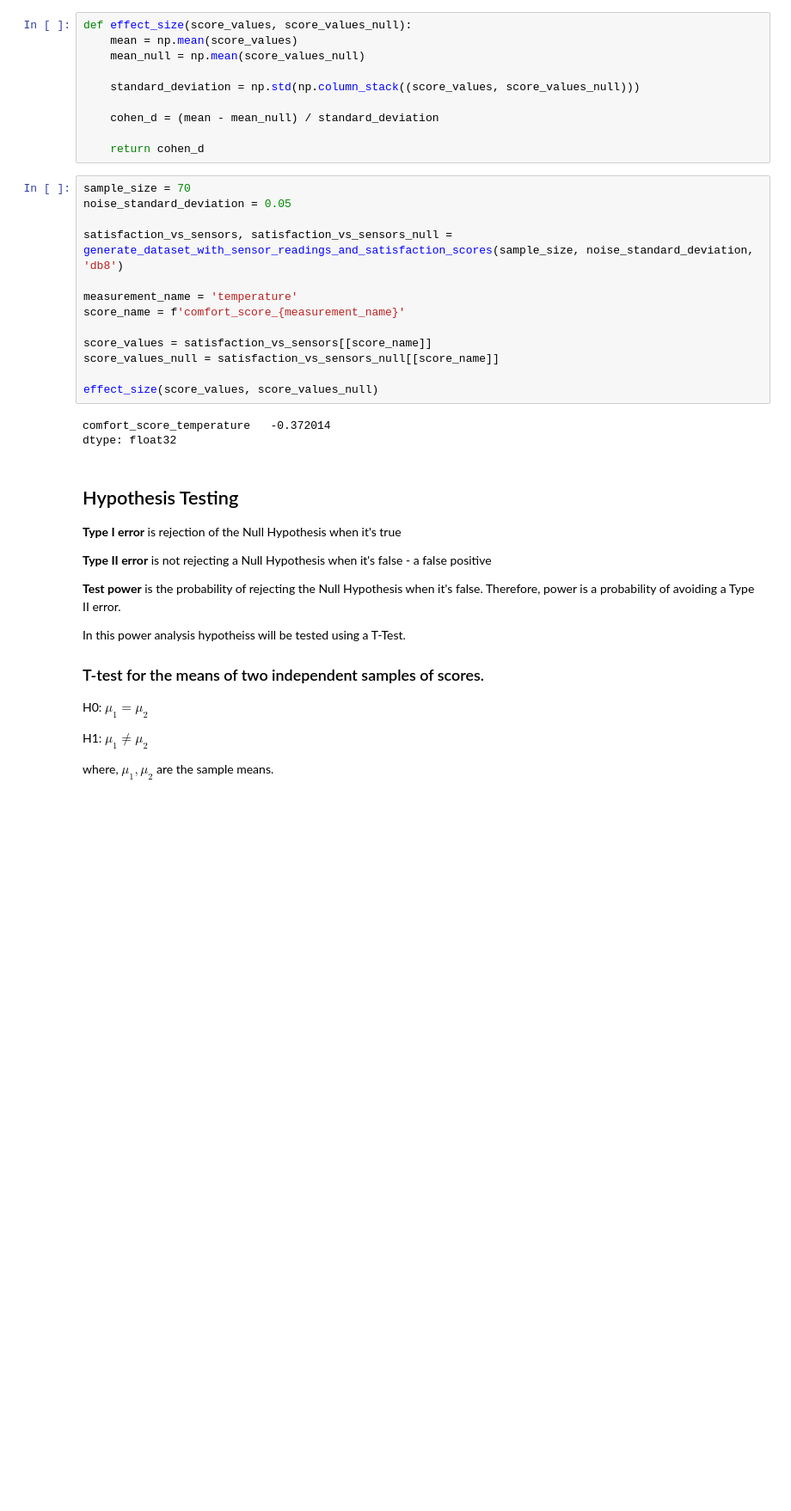
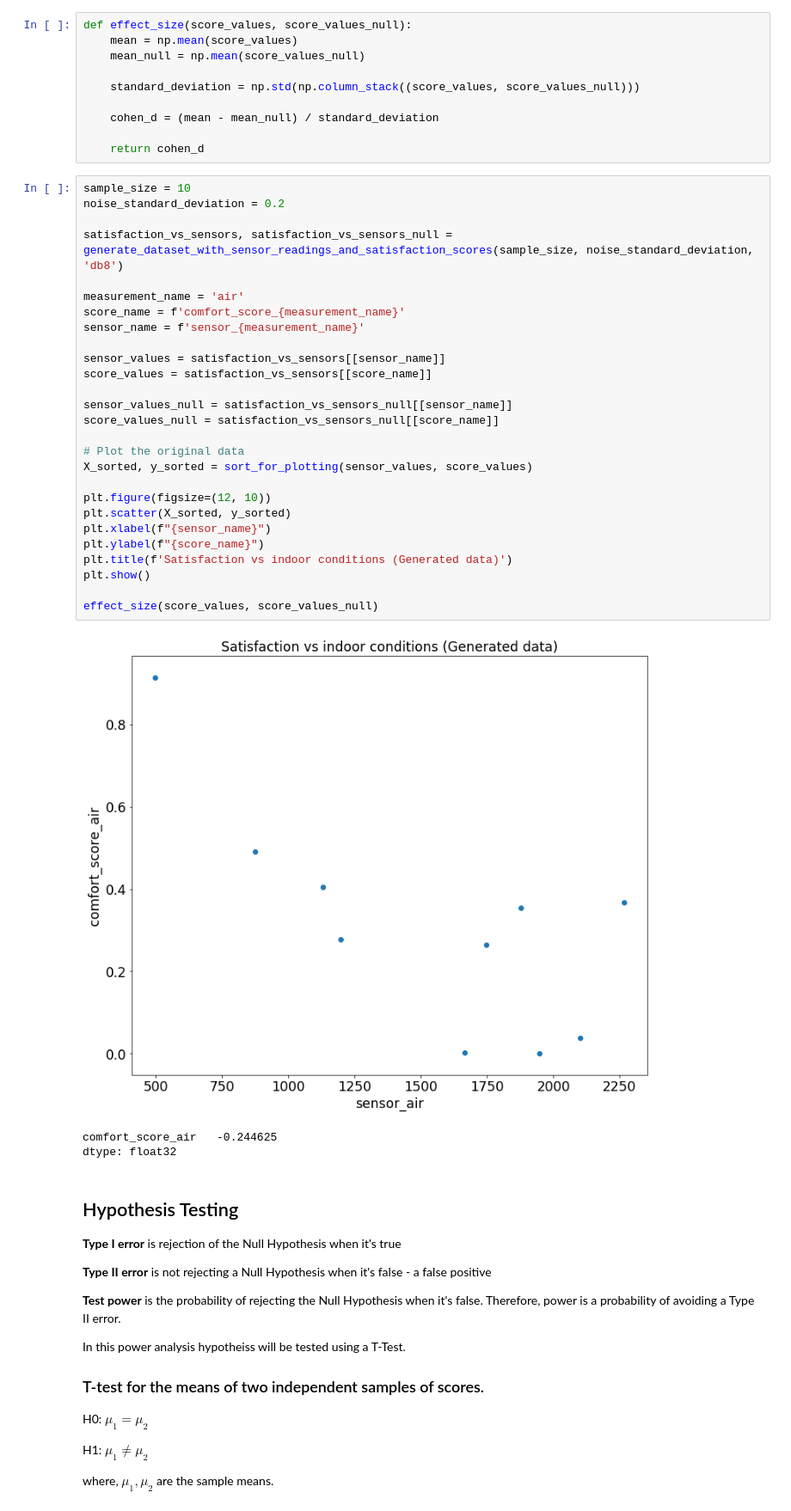
Before and after one commit to mmikos/SmartBuldings, a Jupyter notebook: Power Analysis.ipynb, the cells around one changed output. Shown at 86% size. Cells and saved outputs as stored; diff of their text form; blank space fills up the shorter version.

```diff
--- a/Power Analysis.ipynb
+++ b/Power Analysis.ipynb
@@ -52,20 +54,35 @@ def effect_size(score_values, score_values_null):
 
     return cohen_d
 # %%
-sample_size = 70
-noise_standard_deviation = 0.05
+sample_size = 10
+noise_standard_deviation = 0.2
 
 satisfaction_vs_sensors, satisfaction_vs_sensors_null = generate_dataset_with_sensor_readings_and_satisfaction_scores(sample_size, noise_standard_deviation, 'db8')
 
-measurement_name = 'temperature'
+measurement_name = 'air'
 score_name = f'comfort_score_{measurement_name}'
+sensor_name = f'sensor_{measurement_name}'
 
+sensor_values = satisfaction_vs_sensors[[sensor_name]]
 score_values = satisfaction_vs_sensors[[score_name]]
+
+sensor_values_null = satisfaction_vs_sensors_null[[sensor_name]]
 score_values_null = satisfaction_vs_sensors_null[[score_name]]
 
+# Plot the original data
+X_sorted, y_sorted = sort_for_plotting(sensor_values, score_values)
+
+plt.figure(figsize=(12, 10))
+plt.scatter(X_sorted, y_sorted)
+plt.xlabel(f"{sensor_name}")
+plt.ylabel(f"{score_name}")
+plt.title(f'Satisfaction vs indoor conditions (Generated data)')
+plt.show()
+
 effect_size(score_values, score_values_null)
 # %% [output]
+[figure, added]
-comfort_score_temperature   -0.372014
+comfort_score_air   -0.244625
 dtype: float32
 # %% [markdown]
 ## Hypothesis Testing
```
Also changed, not shown: parts of 16 cells of this notebook, 3 other files.
